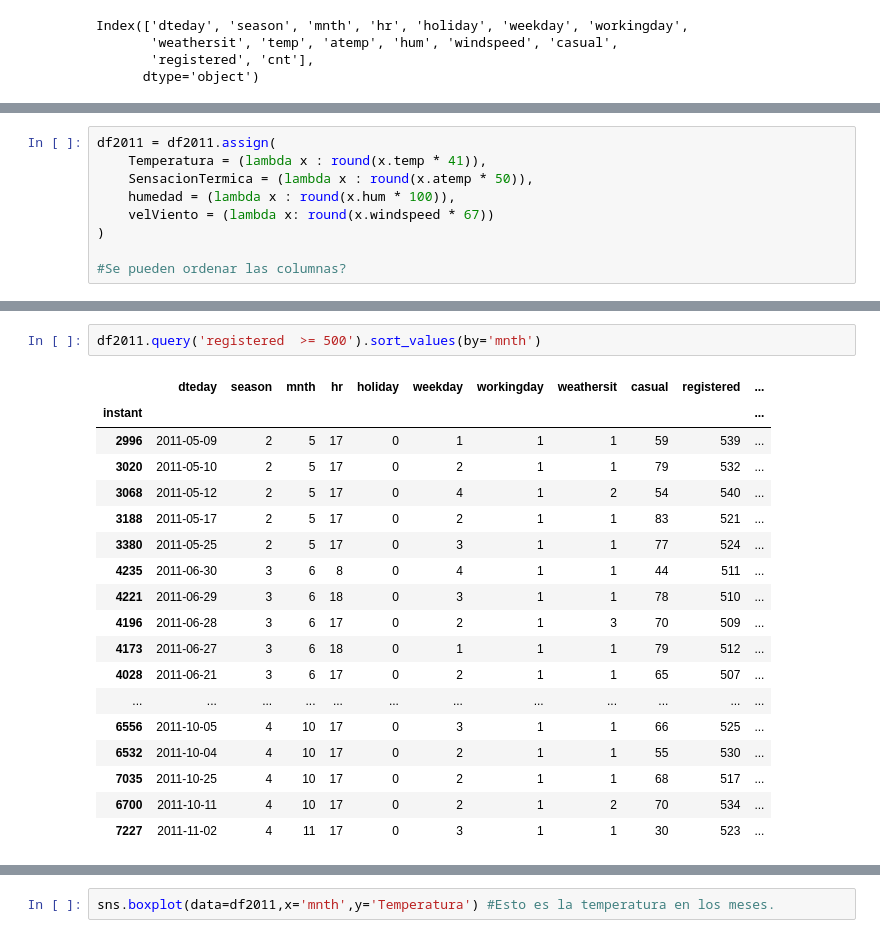
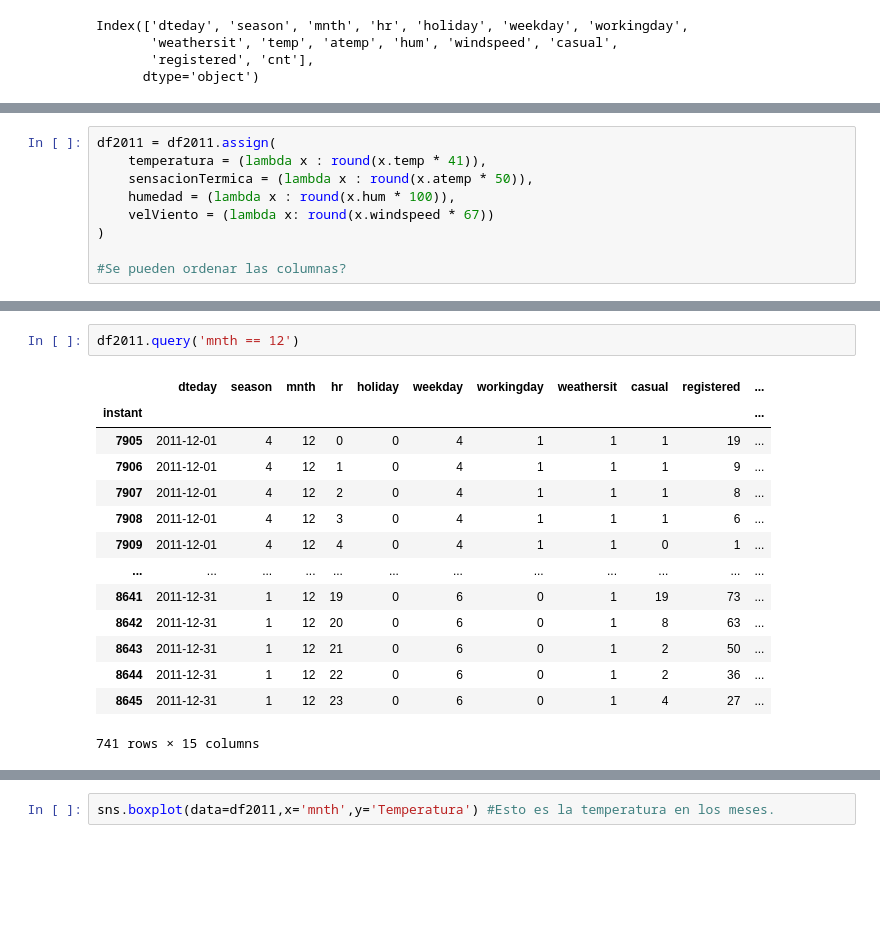
Before and after one commit to solfontan/Capital_Bikeshare_EDA, a Jupyter notebook: Datos_analisis.ipynb, the cells around one changed output, grey strips where cells are left out. Cells and saved outputs as stored; diff of their text form; blank space fills up the shorter version.

```diff
--- a/Datos_analisis.ipynb
+++ b/Datos_analisis.ipynb
@@ -317,7 +318,7 @@ Temperatura Discreta=10
 # %%
 df2011 = df2011.assign(
-    Temperatura = (lambda x : round(x.temp * 41)),
-    SensacionTermica = (lambda x : round(x.atemp * 50)),
+    temperatura = (lambda x : round(x.temp * 41)),
+    sensacionTermica = (lambda x : round(x.atemp * 50)),
     humedad = (lambda x : round(x.hum * 100)),
     velViento = (lambda x: round(x.windspeed * 67))
 )
@@ -342,21 +360,17 @@ df2011.describe(include='all')
 # %%
-df2011.query('registered  >= 500').sort_values(by='mnth')
+df2011.query('mnth == 12')
 # %% [output]
 |  | dteday | season | mnth | hr | holiday | weekday | workingday | weathersit | casual | registered | ... |
 | instant |  |  |  |  |  |  |  |  |  |  | ... |
-| 2996 | 2011-05-09 | 2 | 5 | 17 | 0 | 1 | 1 | 1 | 59 | 539 | ... |
-| 3020 | 2011-05-10 | 2 | 5 | 17 | 0 | 2 | 1 | 1 | 79 | 532 | ... |
-| 3068 | 2011-05-12 | 2 | 5 | 17 | 0 | 4 | 1 | 2 | 54 | 540 | ... |
-| 3188 | 2011-05-17 | 2 | 5 | 17 | 0 | 2 | 1 | 1 | 83 | 521 | ... |
-| 3380 | 2011-05-25 | 2 | 5 | 17 | 0 | 3 | 1 | 1 | 77 | 524 | ... |
-| 4235 | 2011-06-30 | 3 | 6 | 8 | 0 | 4 | 1 | 1 | 44 | 511 | ... |
-| 4221 | 2011-06-29 | 3 | 6 | 18 | 0 | 3 | 1 | 1 | 78 | 510 | ... |
-| 4196 | 2011-06-28 | 3 | 6 | 17 | 0 | 2 | 1 | 3 | 70 | 509 | ... |
-| 4173 | 2011-06-27 | 3 | 6 | 18 | 0 | 1 | 1 | 1 | 79 | 512 | ... |
-| 4028 | 2011-06-21 | 3 | 6 | 17 | 0 | 2 | 1 | 1 | 65 | 507 | ... |
+| 7905 | 2011-12-01 | 4 | 12 | 0 | 0 | 4 | 1 | 1 | 1 | 19 | ... |
+| 7906 | 2011-12-01 | 4 | 12 | 1 | 0 | 4 | 1 | 1 | 1 | 9 | ... |
+| 7907 | 2011-12-01 | 4 | 12 | 2 | 0 | 4 | 1 | 1 | 1 | 8 | ... |
+| 7908 | 2011-12-01 | 4 | 12 | 3 | 0 | 4 | 1 | 1 | 1 | 6 | ... |
+| 7909 | 2011-12-01 | 4 | 12 | 4 | 0 | 4 | 1 | 1 | 0 | 1 | ... |
 | ... | ... | ... | ... | ... | ... | ... | ... | ... | ... | ... | ... |
-| 6556 | 2011-10-05 | 4 | 10 | 17 | 0 | 3 | 1 | 1 | 66 | 525 | ... |
-| 6532 | 2011-10-04 | 4 | 10 | 17 | 0 | 2 | 1 | 1 | 55 | 530 | ... |
-| 7035 | 2011-10-25 | 4 | 10 | 17 | 0 | 2 | 1 | 1 | 68 | 517 | ... |
-| 6700 | 2011-10-11 | 4 | 10 | 17 | 0 | 2 | 1 | 2 | 70 | 534 | ... |
-| 7227 | 2011-11-02 | 4 | 11 | 17 | 0 | 3 | 1 | 1 | 30 | 523 | ... |
+| 8641 | 2011-12-31 | 1 | 12 | 19 | 0 | 6 | 0 | 1 | 19 | 73 | ... |
+| 8642 | 2011-12-31 | 1 | 12 | 20 | 0 | 6 | 0 | 1 | 8 | 63 | ... |
+| 8643 | 2011-12-31 | 1 | 12 | 21 | 0 | 6 | 0 | 1 | 2 | 50 | ... |
+| 8644 | 2011-12-31 | 1 | 12 | 22 | 0 | 6 | 0 | 1 | 2 | 36 | ... |
+| 8645 | 2011-12-31 | 1 | 12 | 23 | 0 | 6 | 0 | 1 | 4 | 27 | ... |
+741 rows × 15 columns
```
Also changed, not shown: parts of 31 cells of this notebook, 1 other file.
